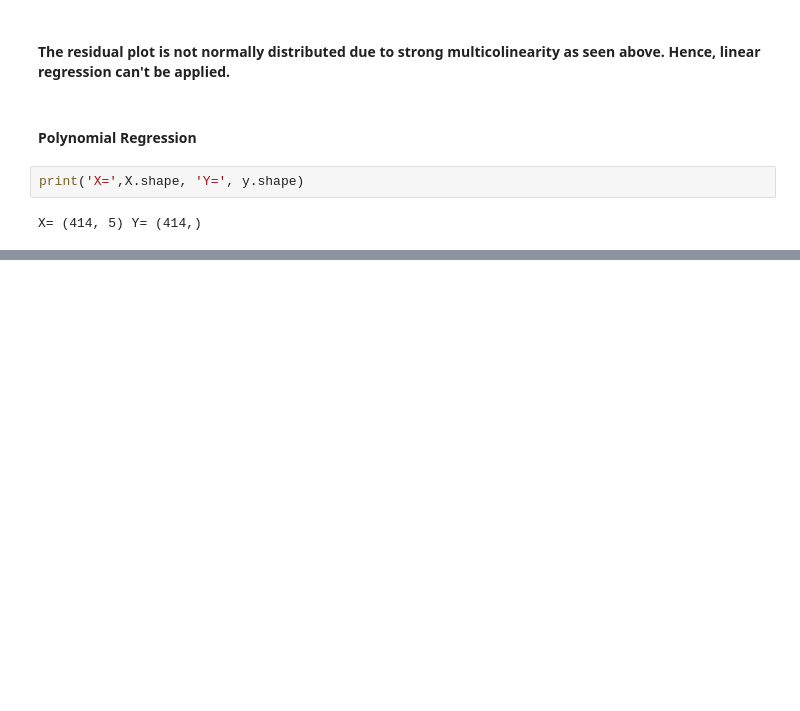
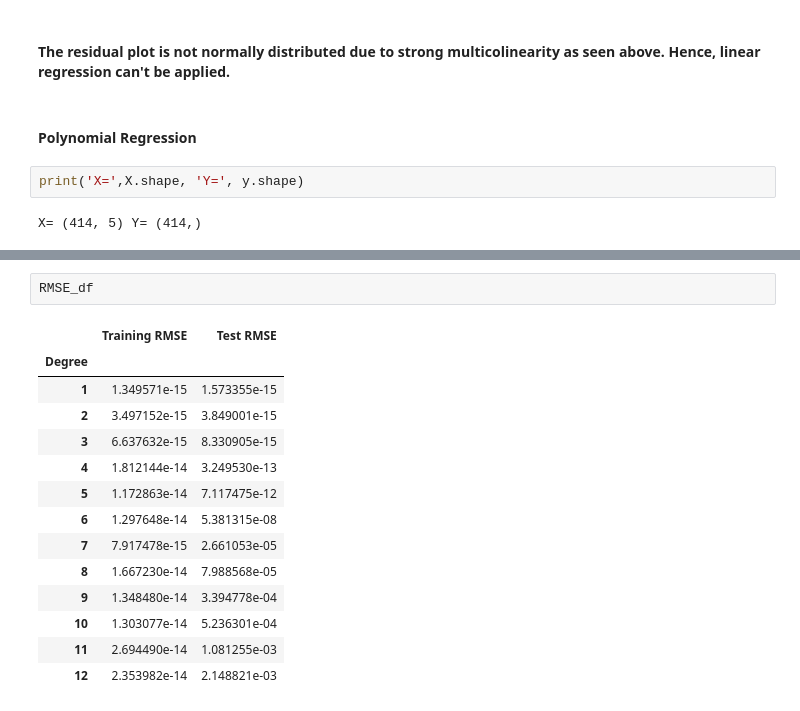
Before and after one commit to AnkitaChavan119/Data-Science-Portfolio, a Jupyter notebook: Machine Learning Projects/polynomial_regression.ipynb, the cells around one changed output, grey strips where cells are left out. Drawn from its saved outputs; the diff is of its cells as text; blank space fills up the shorter version.

```diff
--- a/Machine Learning Projects/polynomial_regression.ipynb
+++ b/Machine Learning Projects/polynomial_regression.ipynb
@@ -192,0 +243,17 @@ X= (414, 5) Y= (414,)
+# %%
+RMSE_df
+# %% [output]
+|  | Training RMSE | Test RMSE |
+| Degree |  |  |
+| 1 | 1.349571e-15 | 1.573355e-15 |
+| 2 | 3.497152e-15 | 3.849001e-15 |
+| 3 | 6.637632e-15 | 8.330905e-15 |
+| 4 | 1.812144e-14 | 3.249530e-13 |
+| 5 | 1.172863e-14 | 7.117475e-12 |
+| 6 | 1.297648e-14 | 5.381315e-08 |
+| 7 | 7.917478e-15 | 2.661053e-05 |
+| 8 | 1.667230e-14 | 7.988568e-05 |
+| 9 | 1.348480e-14 | 3.394778e-04 |
+| 10 | 1.303077e-14 | 5.236301e-04 |
+| 11 | 2.694490e-14 | 1.081255e-03 |
+| 12 | 2.353982e-14 | 2.148821e-03 |
```
Also changed, not shown: parts of 22 cells of this notebook.
